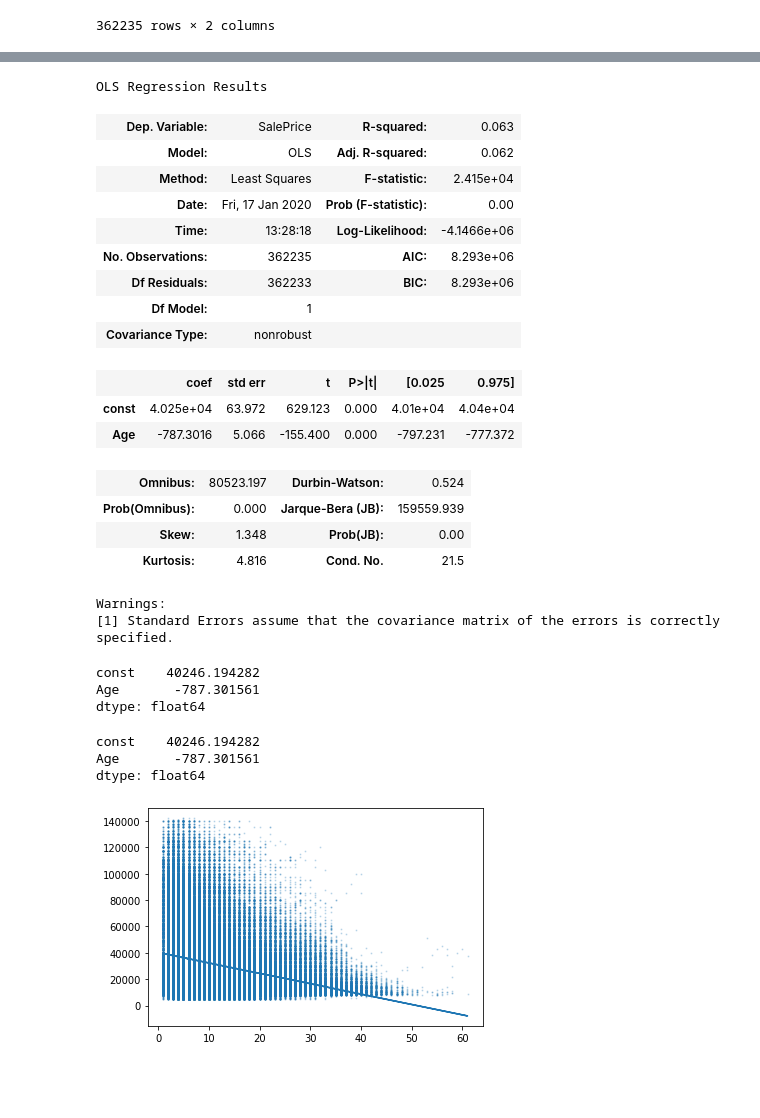
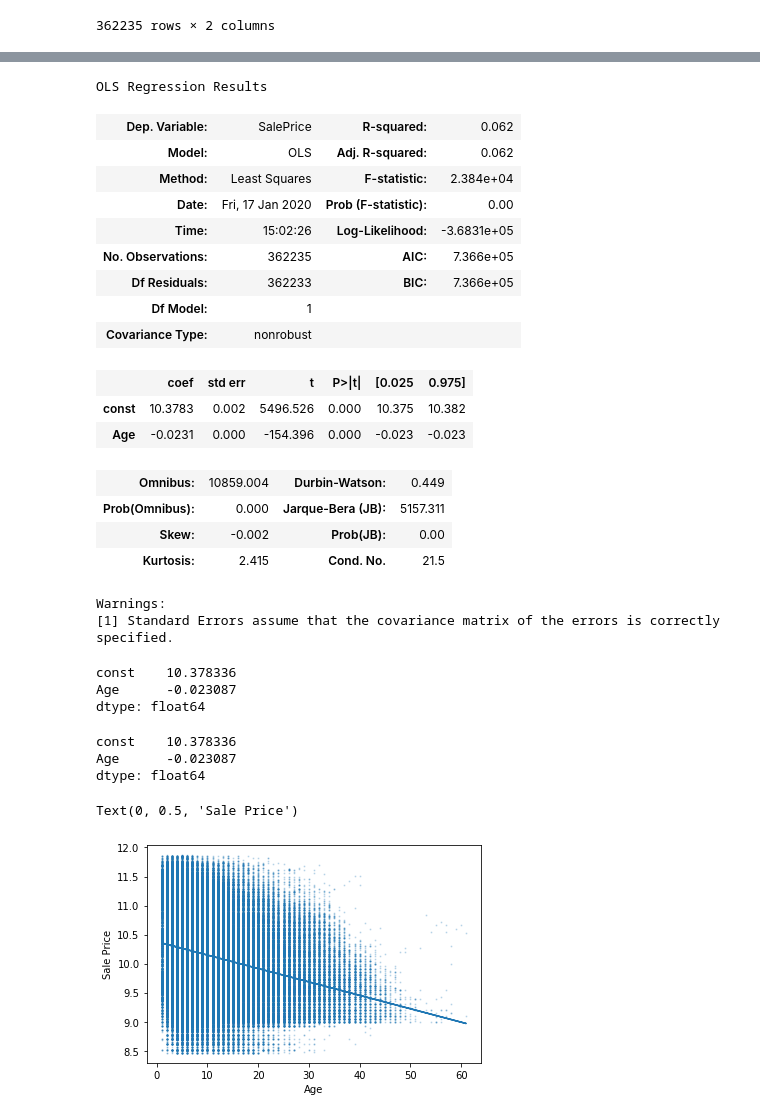
Before and after one commit to morganabbitt/Regression-Analysis, a Jupyter notebook: chul.ipynb, the cells around one changed output, grey strips where cells are left out. Drawn from its saved outputs; the diff is of its cells as text; code cells hidden in the pictures; blank space fills up the shorter version.

```diff
--- a/chul.ipynb
+++ b/chul.ipynb
@@ -137,7 +142,7 @@ X
 | 401124 | 1.0 | 6 |
 362235 rows × 2 columns
 # %%
-y = df1["SalePrice"]
-y_log = df1["SalePrice_log"]
-y
+#y = df1["SalePrice"]
+y_log = np.log(df1["SalePrice"])
+y_log
 # %% [output]
@@ -156,47 +161,49 @@ Name: SalePrice, Length: 362235, dtype: int64
 # %%
-yearmade_model = sm.OLS(y,X)
+yearmade_model = sm.OLS(y_log,X)
 yearmade_results = yearmade_model.fit()
 yearmade_results.summary()
 # %% [output]
 OLS Regression Results
-| Dep. Variable: | SalePrice | R-squared: | 0.063 |
+| Dep. Variable: | SalePrice | R-squared: | 0.062 |
 | Model: | OLS | Adj. R-squared: | 0.062 |
-| Method: | Least Squares | F-statistic: | 2.415e+04 |
+| Method: | Least Squares | F-statistic: | 2.384e+04 |
 | Date: | Fri, 17 Jan 2020 | Prob (F-statistic): | 0.00 |
-| Time: | 13:28:18 | Log-Likelihood: | -4.1466e+06 |
-| No. Observations: | 362235 | AIC: | 8.293e+06 |
-| Df Residuals: | 362233 | BIC: | 8.293e+06 |
+| Time: | 15:02:26 | Log-Likelihood: | -3.6831e+05 |
+| No. Observations: | 362235 | AIC: | 7.366e+05 |
+| Df Residuals: | 362233 | BIC: | 7.366e+05 |
 | Df Model: | 1 |  |  |
 | Covariance Type: | nonrobust |  |  |
 |  | coef | std err | t | P>|t| | [0.025 | 0.975] |
-| const | 4.025e+04 | 63.972 | 629.123 | 0.000 | 4.01e+04 | 4.04e+04 |
-| Age | -787.3016 | 5.066 | -155.400 | 0.000 | -797.231 | -777.372 |
+| const | 10.3783 | 0.002 | 5496.526 | 0.000 | 10.375 | 10.382 |
+| Age | -0.0231 | 0.000 | -154.396 | 0.000 | -0.023 | -0.023 |
-| Omnibus: | 80523.197 | Durbin-Watson: | 0.524 |
-| Prob(Omnibus): | 0.000 | Jarque-Bera (JB): | 159559.939 |
-| Skew: | 1.348 | Prob(JB): | 0.00 |
-| Kurtosis: | 4.816 | Cond. No. | 21.5 |
+| Omnibus: | 10859.004 | Durbin-Watson: | 0.449 |
+| Prob(Omnibus): | 0.000 | Jarque-Bera (JB): | 5157.311 |
+| Skew: | -0.002 | Prob(JB): | 0.00 |
+| Kurtosis: | 2.415 | Cond. No. | 21.5 |
 Warnings:
 [1] Standard Errors assume that the covariance matrix of the errors is correctly specified.
 # %%
 yearmade_results.params
 # %% [output]
-const    40246.194282
-Age       -787.301561
+const    10.378336
+Age      -0.023087
 dtype: float64
 # %%
 const, year = yearmade_results.params
 # %%
 yearmade_results.params
 # %% [output]
-const    40246.194282
-Age       -787.301561
+const    10.378336
+Age      -0.023087
 dtype: float64
 # %%
-plt.scatter(df1["Age"], df1["SalePrice"], s=1, alpha=0.2)
+plt.scatter(df1["Age"], np.log(df1["SalePrice"]), s=1, alpha=0.2)
 plt.plot(df1["Age"], df1["Age"].map(lambda x: (year*x)+const))
-plt.show()
+plt.xlabel("Age")
+plt.ylabel("Sale Price")
 # %% [output]
+Text(0, 0.5, 'Sale Price')
-[figure, old version]
+[figure, new version]
 # %%
 plt.scatter(df1["Age"], yearmade_results.resid, alpha=0.5)
 plt.axhline(0,color='red', linewidth=4, linestyle='--')
```
Also changed, not shown: parts of 17 cells of this notebook.
